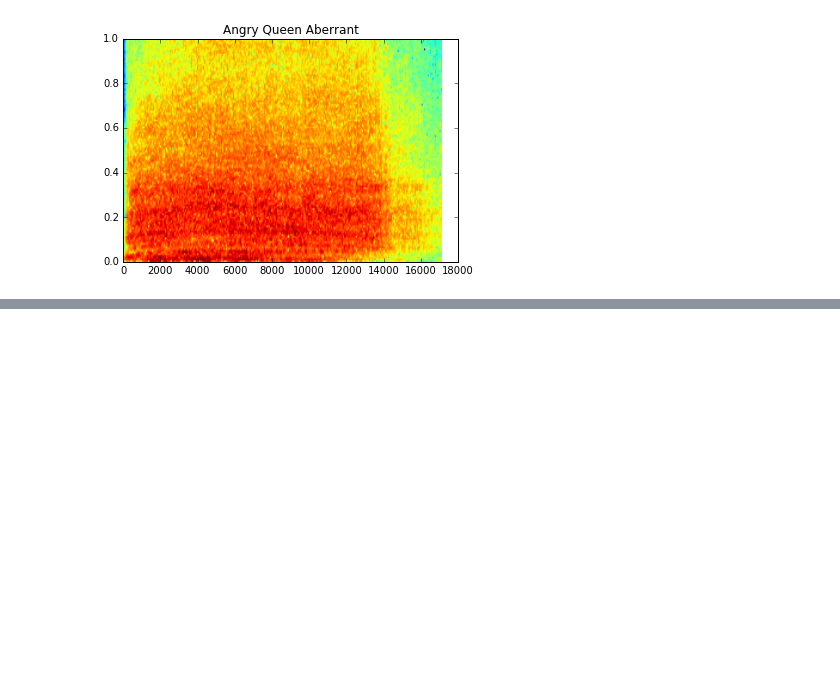
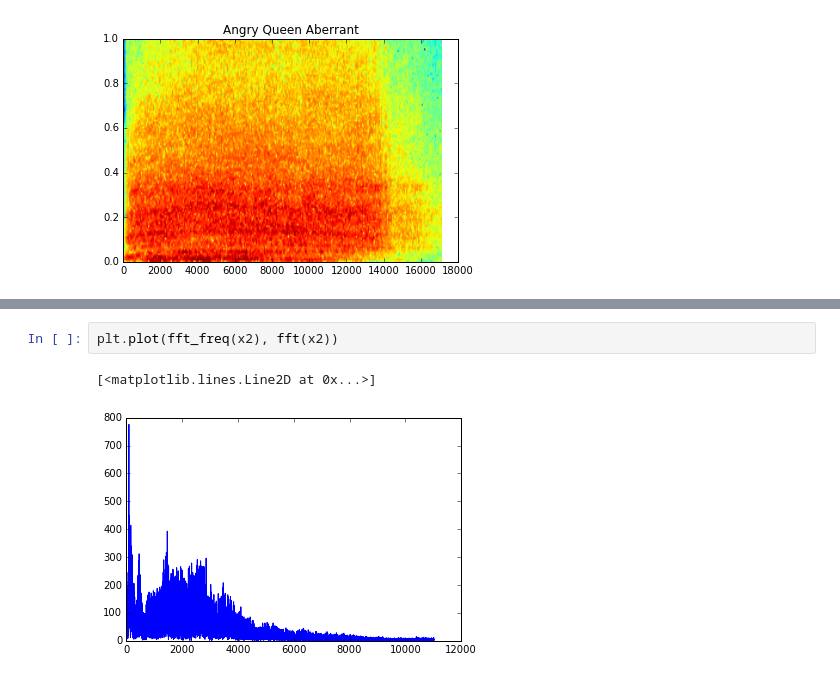
Before and after one commit to cferko/artificer, a Jupyter notebook: source/micaeli/micaeli_notes.ipynb, the cells around one changed output, grey strips where cells are left out. Saved outputs shown, nothing was run; the diff lists cells and outputs as text; blank space fills up the shorter version.

```diff
--- a/source/micaeli/micaeli_notes.ipynb
+++ b/source/micaeli/micaeli_notes.ipynb
@@ -185,0 +218,5 @@ plt.specgram(x2); plt.title("Angry Queen Aberrant")
+# %%
+plt.plot(fft_freq(x2), fft(x2))
+# %% [output]
+[<matplotlib.lines.Line2D at 0x...>]
+[figure, added]
```
Also changed, not shown: parts of 16 cells of this notebook, 6 other files.
